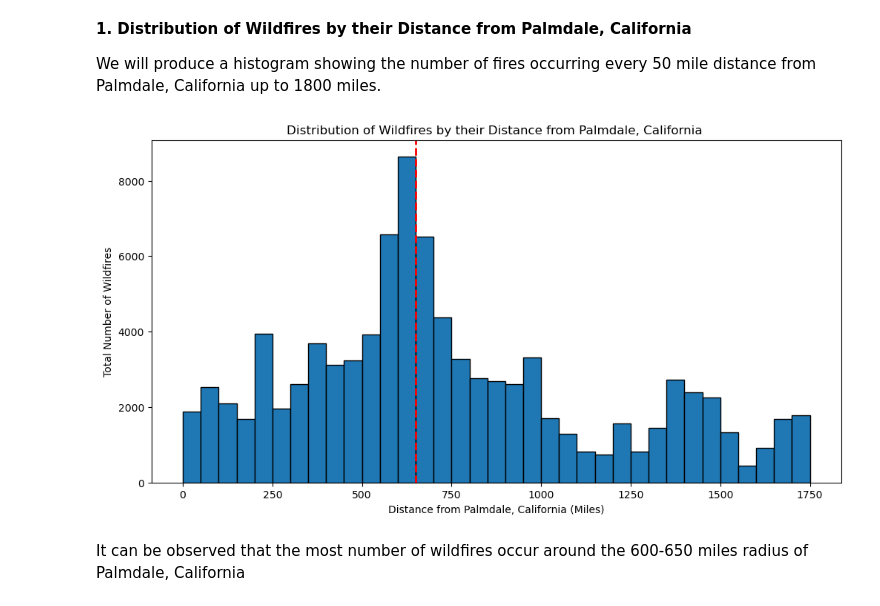
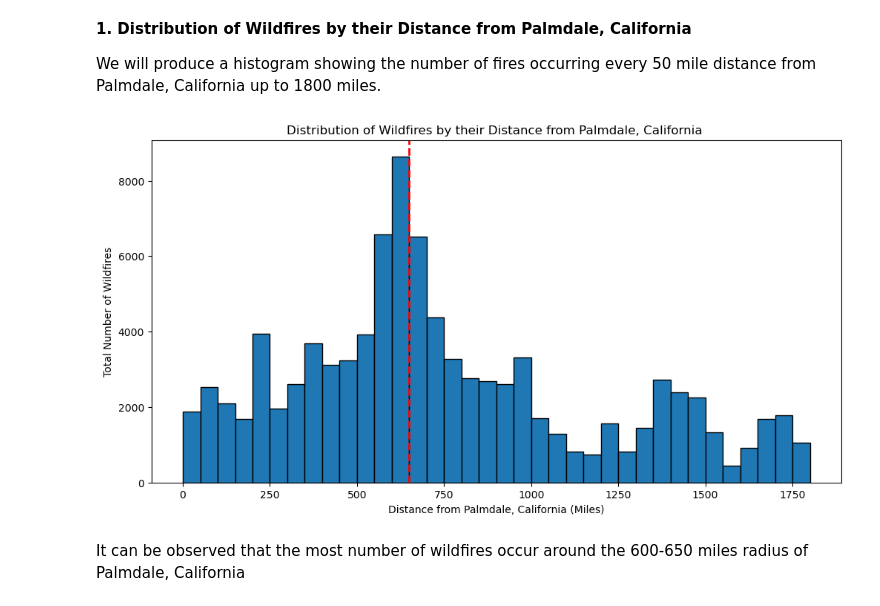
Before and after one commit to baisakhi771/data512_project, a Jupyter notebook: Analysis/Wildfire_Analysis_Data_Analysis_and_Prediction.ipynb, the cells around one changed output. Cells and saved outputs as stored; diff of their text form; code cells hidden in the pictures.

```diff
--- a/Analysis/Wildfire_Analysis_Data_Analysis_and_Prediction.ipynb
+++ b/Analysis/Wildfire_Analysis_Data_Analysis_and_Prediction.ipynb
@@ -556,21 +556,21 @@ We will produce a histogram showing the number of fires occurring every 50 mile
 # %%
 # Plot the distribution of wildfires by their distance from Palmdale, California
 plt.figure(figsize=(12, 6))
-bins = np.arange(0, 1800, 50)
+bins = np.arange(0, 1850, 50)
 plt.hist(wf_df_all['Closest_Distance_Miles'], bins=bins, edgecolor='black')
 
 # Add a red dashed vertical line at 650 miles
 plt.axvline(x=650, color='red', linestyle='--', linewidth=2, label='650 Miles Cut-off')
 
 # Set labels and show plot
 plt.xlabel('Distance from Palmdale, California (Miles)')
 plt.ylabel('Total Number of Wildfires')
 plt.title('Distribution of Wildfires by their Distance from Palmdale, California ')
 # Save the plot as a PNG image locally
 plt.savefig('../Results/histogram_distribution_of_wildfires_by_distance.png', format='png', dpi=300, bbox_inches='tight')
 plt.show()
 # %% [output]
-[figure, old version]
+[figure, new version]
 # %% [markdown]
 It can be observed that the most number of wildfires occur around the 600-650 miles radius of Palmdale, California
 # %% [markdown]
```
Also changed, not shown: parts of 4 cells of this notebook, 7 other files.
